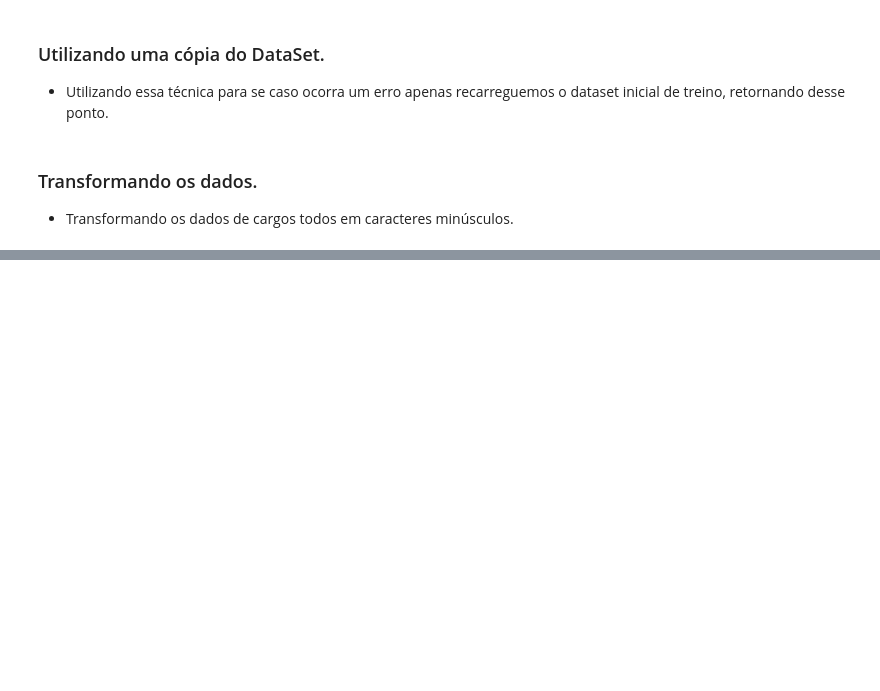
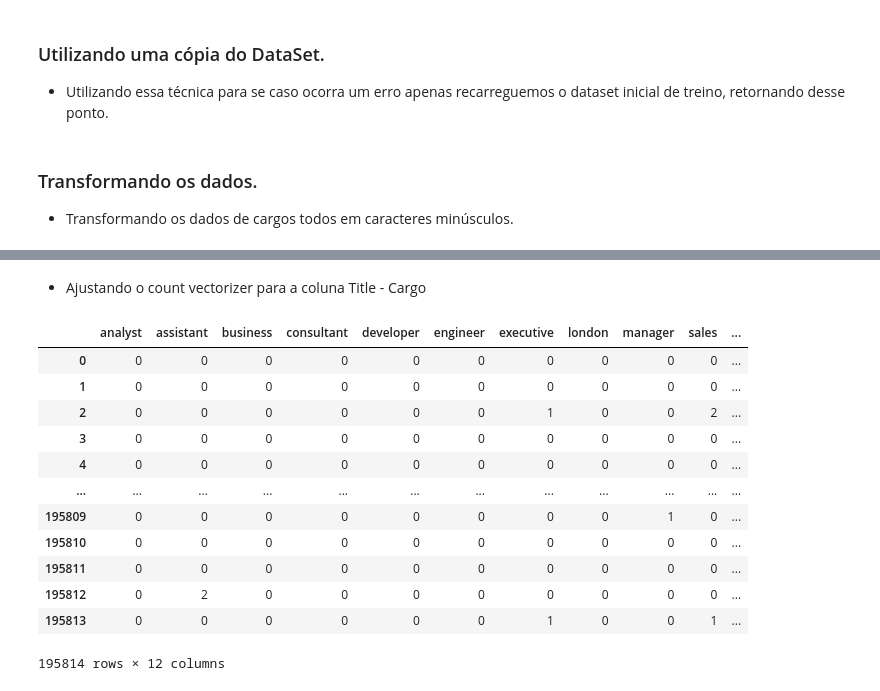
Before and after one commit to NophaieViscente/PredictSalary, a Jupyter notebook: PredictSalary_RegressionProblemExample.ipynb, the cells around one changed output, grey strips where cells are left out. Drawn from its saved outputs; the diff is of its cells as text; code cells hidden in the pictures; blank space fills up the shorter version.

```diff
--- a/PredictSalary_RegressionProblemExample.ipynb
+++ b/PredictSalary_RegressionProblemExample.ipynb
@@ -203,0 +292,30 @@ df_tmp.Title = df_tmp.Title.str.lower()
+# %%
+from sklearn.feature_extraction.text import CountVectorizer
+from sklearn.model_selection import train_test_split
+
+y = df_tmp['SalaryBin'].astype('category')
+X_train, X_test, y_train, y_test = train_test_split(df_tmp['Title'], y, test_size=0.2)
+
+cv = CountVectorizer(stop_words='english', ngram_range=(1,3), min_df=0.03)
+# %% [markdown]
+* Ajustando o count vectorizer para a coluna Title - Cargo
+# %%
+cv.fit(X_train)
+
+title_words = pd.DataFrame(cv.transform(X_train).todense(), columns=cv.get_feature_names())
+# %%
+title_words
+# %% [output]
+|  | analyst | assistant | business | consultant | developer | engineer | executive | london | manager | sales | ... |
+| 0 | 0 | 0 | 0 | 0 | 0 | 0 | 0 | 0 | 0 | 0 | ... |
+| 1 | 0 | 0 | 0 | 0 | 0 | 0 | 0 | 0 | 0 | 0 | ... |
+| 2 | 0 | 0 | 0 | 0 | 0 | 0 | 1 | 0 | 0 | 2 | ... |
+| 3 | 0 | 0 | 0 | 0 | 0 | 0 | 0 | 0 | 0 | 0 | ... |
+| 4 | 0 | 0 | 0 | 0 | 0 | 0 | 0 | 0 | 0 | 0 | ... |
+| ... | ... | ... | ... | ... | ... | ... | ... | ... | ... | ... | ... |
+| 195809 | 0 | 0 | 0 | 0 | 0 | 0 | 0 | 0 | 1 | 0 | ... |
+| 195810 | 0 | 0 | 0 | 0 | 0 | 0 | 0 | 0 | 0 | 0 | ... |
+| 195811 | 0 | 0 | 0 | 0 | 0 | 0 | 0 | 0 | 0 | 0 | ... |
+| 195812 | 0 | 2 | 0 | 0 | 0 | 0 | 0 | 0 | 0 | 0 | ... |
+| 195813 | 0 | 0 | 0 | 0 | 0 | 0 | 1 | 0 | 0 | 1 | ... |
+195814 rows × 12 columns
```
Also changed, not shown: parts of 26 cells of this notebook.
